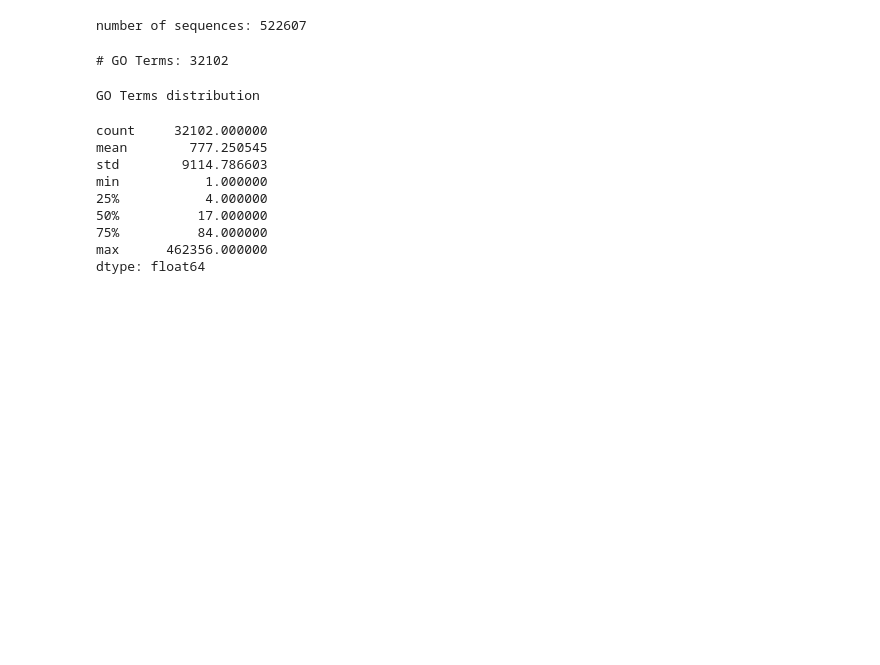
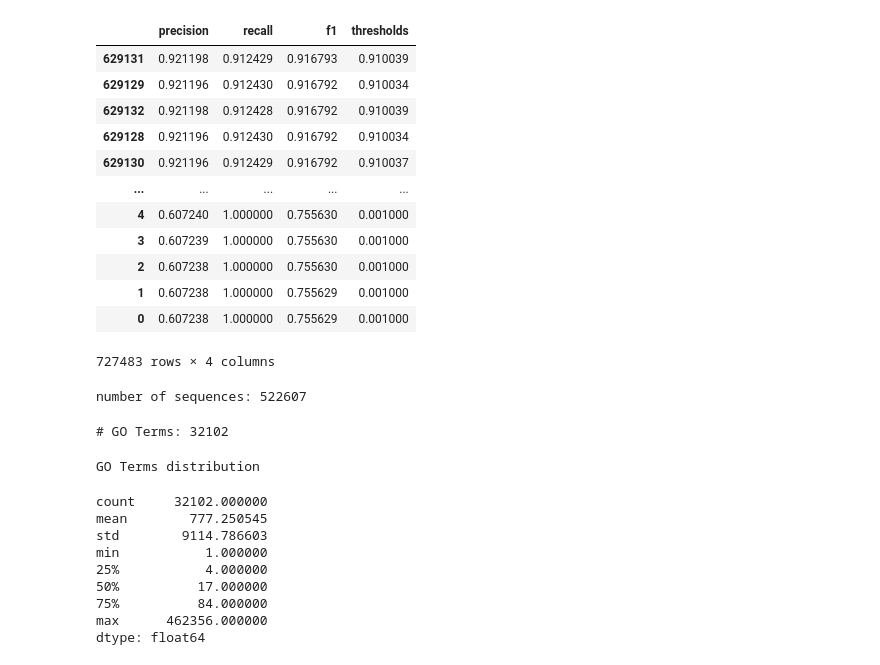
Before and after one commit to microsoft/protnote, a Jupyter notebook: notebooks/debugging.ipynb, the cells around one changed output. Saved outputs shown, nothing was run; the diff lists cells and outputs as text; code cells hidden in the pictures; blank space fills up the shorter version.

```diff
--- a/notebooks/debugging.ipynb
+++ b/notebooks/debugging.ipynb
@@ -12,3 +66,19 @@ from src.data.datasets import ProteinDataset
+# %%
+metrics_df.sort_values(by='f1',ascending=False)
+# %% [output]
+|  | precision | recall | f1 | thresholds |
+| 629131 | 0.921198 | 0.912429 | 0.916793 | 0.910039 |
+| 629129 | 0.921196 | 0.912430 | 0.916792 | 0.910034 |
+| 629132 | 0.921198 | 0.912428 | 0.916792 | 0.910039 |
+| 629128 | 0.921196 | 0.912430 | 0.916792 | 0.910034 |
+| 629130 | 0.921196 | 0.912429 | 0.916792 | 0.910037 |
+| ... | ... | ... | ... | ... |
+| 4 | 0.607240 | 1.000000 | 0.755630 | 0.001000 |
+| 3 | 0.607239 | 1.000000 | 0.755630 | 0.001000 |
+| 2 | 0.607238 | 1.000000 | 0.755630 | 0.001000 |
+| 1 | 0.607238 | 1.000000 | 0.755629 | 0.001000 |
+| 0 | 0.607238 | 1.000000 | 0.755629 | 0.001000 |
+727483 rows × 4 columns
 # %%
 train = read_fasta('../data/swissprot/proteinfer_splits/random/train_GO.fasta')
 val = read_fasta('../data/swissprot/proteinfer_splits/random/dev_GO.fasta')
```
Also changed, not shown: parts of 12 cells of this notebook, 8 other files.
